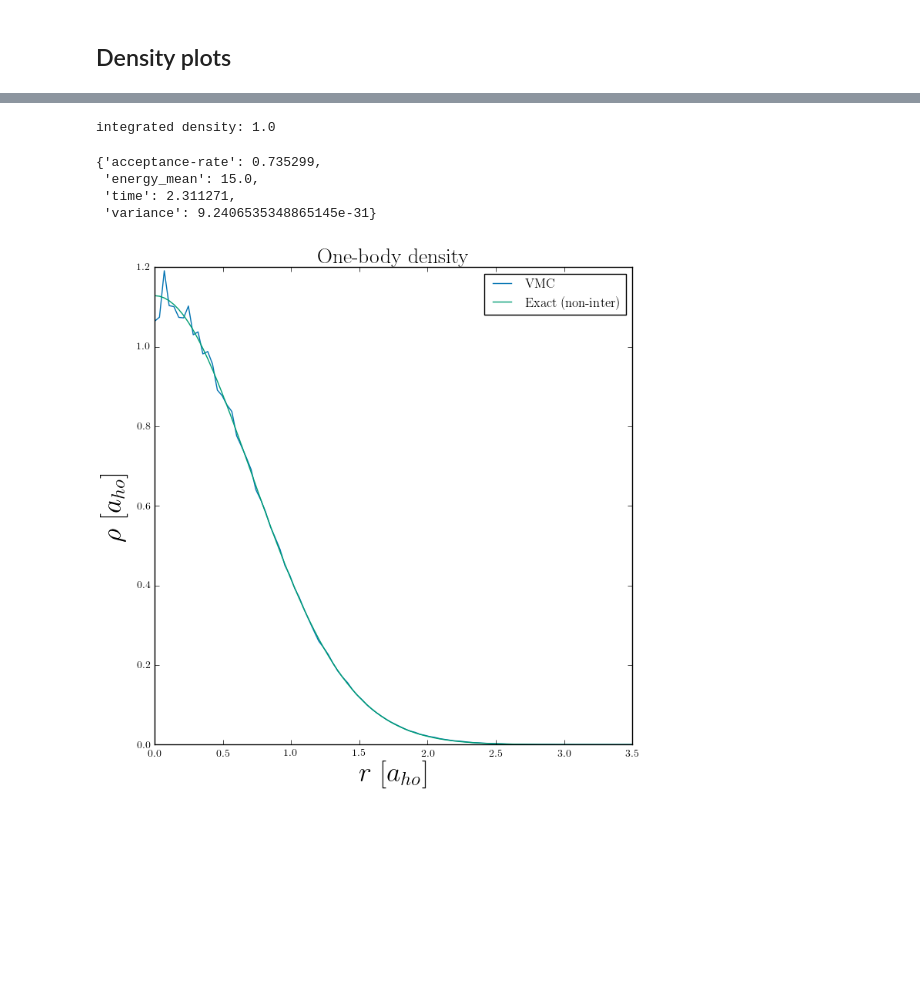
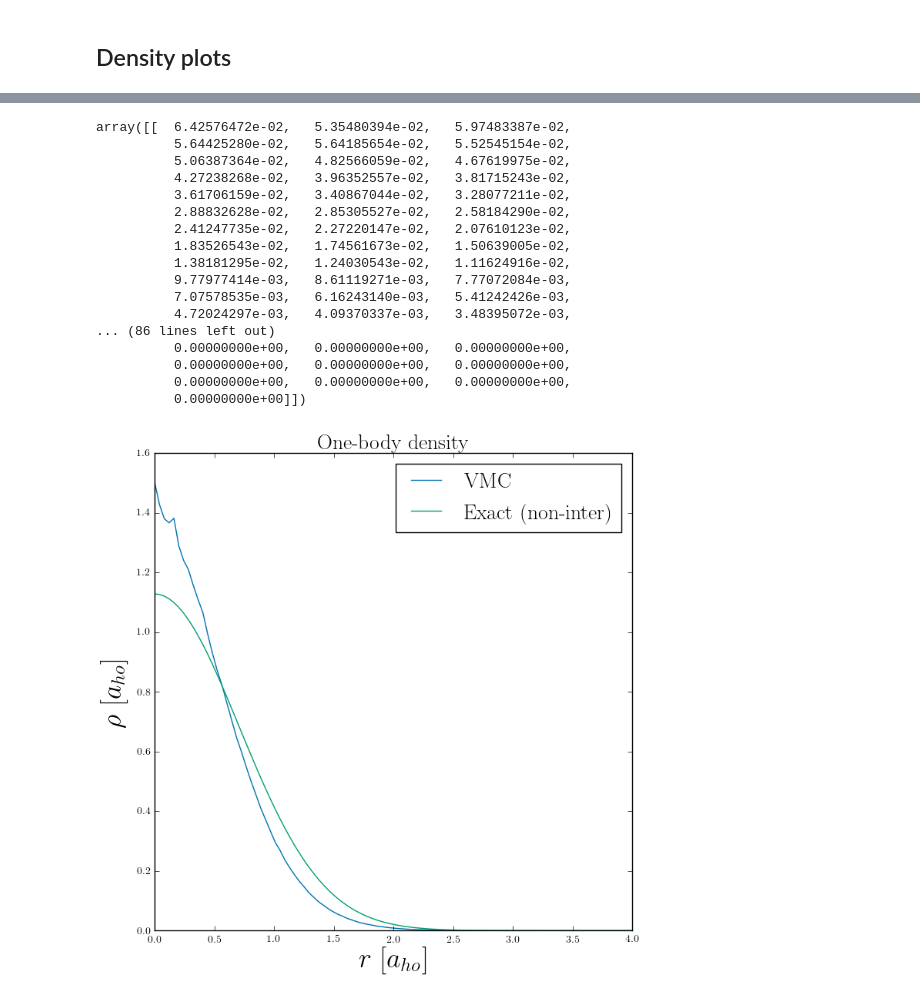
Before and after one commit to bsamseth/qflow, a Jupyter notebook: project1/python/analysis.ipynb, the cells around one changed output, grey strips where cells are left out. Drawn from its saved outputs; the diff is of its cells as text; code cells hidden in the pictures; blank space fills up the shorter version.

```diff
--- a/project1/python/analysis.ipynb
+++ b/project1/python/analysis.ipynb
@@ -97,11 +262,27 @@ meta
+# %%
+densities / np.trapz(densities, axis=1).reshape(3, -1)
+# %% [output]
+array([[  6.42576472e-02,   5.35480394e-02,   5.97483387e-02,
+          5.64425280e-02,   5.64185654e-02,   5.52545154e-02,
+          5.06387364e-02,   4.82566059e-02,   4.67619975e-02,
+          4.27238268e-02,   3.96352557e-02,   3.81715243e-02,
+          3.61706159e-02,   3.40867044e-02,   3.28077211e-02,
+          2.88832628e-02,   2.85305527e-02,   2.58184290e-02,
+          2.41247735e-02,   2.27220147e-02,   2.07610123e-02,
+          1.83526543e-02,   1.74561673e-02,   1.50639005e-02,
+          1.38181295e-02,   1.24030543e-02,   1.11624916e-02,
+          9.77977414e-03,   8.61119271e-03,   7.77072084e-03,
+          7.07578535e-03,   6.16243140e-03,   5.41242426e-03,
+          4.72024297e-03,   4.09370337e-03,   3.48395072e-03,
+... (86 lines left out)
+          0.00000000e+00,   0.00000000e+00,   0.00000000e+00,
+          0.00000000e+00,   0.00000000e+00,   0.00000000e+00,
+          0.00000000e+00,   0.00000000e+00,   0.00000000e+00,
+          0.00000000e+00]])
 # %%
-E, density, meta = run_MC(n=10, dims=3, alpha=0.5, beta=1, omega_z=1, a=0.00, importance=False, n_mc=int(1e6), step=1, n_bins=100, max_radius=3.5)
-density_plot(density, max_radius=3.5, alpha=0.5, draw_exact=True)
-meta
+_, rho_ref, meta_ref = run_MC(n=10, dims=3, n_mc=2**20, alpha=0.5,
+                              beta=2.82843, omega_z=2.82843,
+                              importance=False, step=0.5, n_bins=100, max_radius=4)
+density_plot(rho_ref, alpha=0.5, max_radius=4, draw_exact=True)
 # %% [output]
-integrated density: 1.0
-{'acceptance-rate': 0.735299,
- 'energy_mean': 15.0,
- 'time': 2.311271,
- 'variance': 9.2406535348865145e-31}
-[figure, old version]
+[figure, new version]
```
Also changed, not shown: parts of 28 cells of this notebook, 2 other files.
